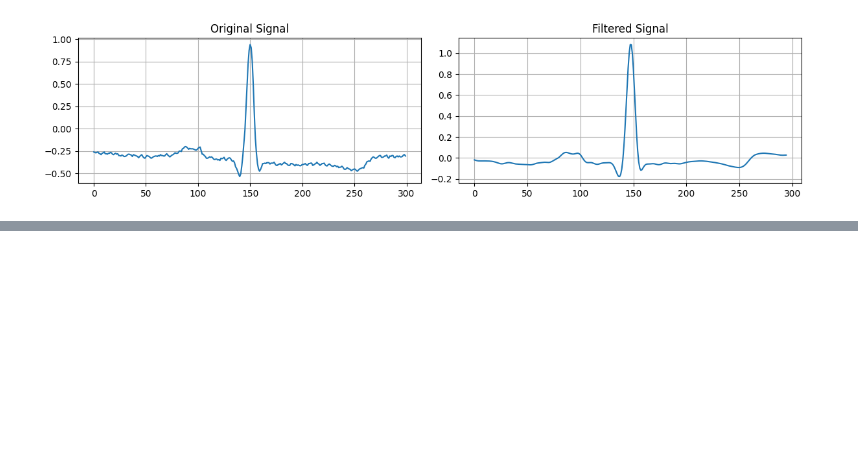
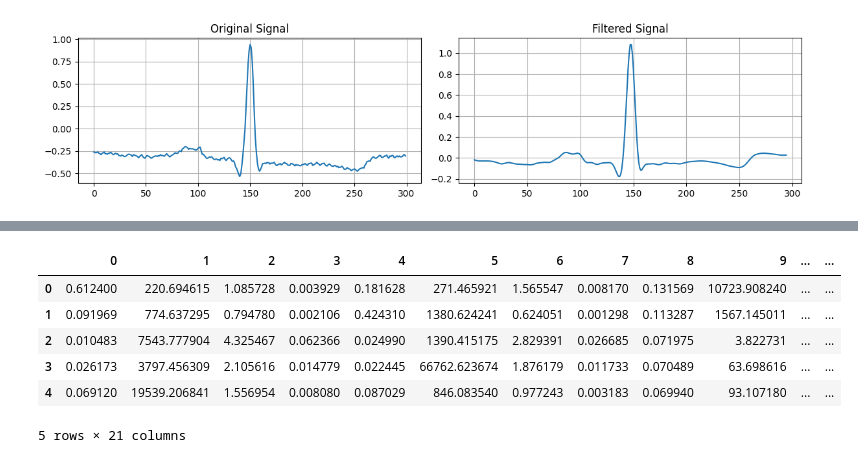
Before and after one commit to Tharusha-Sihan/BSP-Paper-Implementation, a Jupyter notebook: emd_eemd_svm.ipynb, the cells around one changed output, grey strips where cells are left out. Cells and saved outputs as stored; diff of their text form; code cells hidden in the pictures; blank space fills up the shorter version.

```diff
--- a/emd_eemd_svm.ipynb
+++ b/emd_eemd_svm.ipynb
@@ -335,0 +392,6 @@ feature_vector
+# %%
+train_features_df = Get_features_df(train)
+test_features_df = Get_features_df(test)
+
+print(train_features_df.shape)
+print(test_features_df.shape)
@@ -335,0 +411,10 @@ feature_vector
+# %%
+test_features_df.head()
+# %% [output]
+|  | 0 | 1 | 2 | 3 | 4 | 5 | 6 | 7 | 8 | 9 | ... | ... |
+| 0 | 0.612400 | 220.694615 | 1.085728 | 0.003929 | 0.181628 | 271.465921 | 1.565547 | 0.008170 | 0.131569 | 10723.908240 | ... | ... |
+| 1 | 0.091969 | 774.637295 | 0.794780 | 0.002106 | 0.424310 | 1380.624241 | 0.624051 | 0.001298 | 0.113287 | 1567.145011 | ... | ... |
+| 2 | 0.010483 | 7543.777904 | 4.325467 | 0.062366 | 0.024990 | 1390.415175 | 2.829391 | 0.026685 | 0.071975 | 3.822731 | ... | ... |
+| 3 | 0.026173 | 3797.456309 | 2.105616 | 0.014779 | 0.022445 | 66762.623674 | 1.876179 | 0.011733 | 0.070489 | 63.698616 | ... | ... |
+| 4 | 0.069120 | 19539.206841 | 1.556954 | 0.008080 | 0.087029 | 846.083540 | 0.977243 | 0.003183 | 0.069940 | 93.107180 | ... | ... |
+5 rows × 21 columns
```
Also changed, not shown: parts of 11 cells of this notebook.
